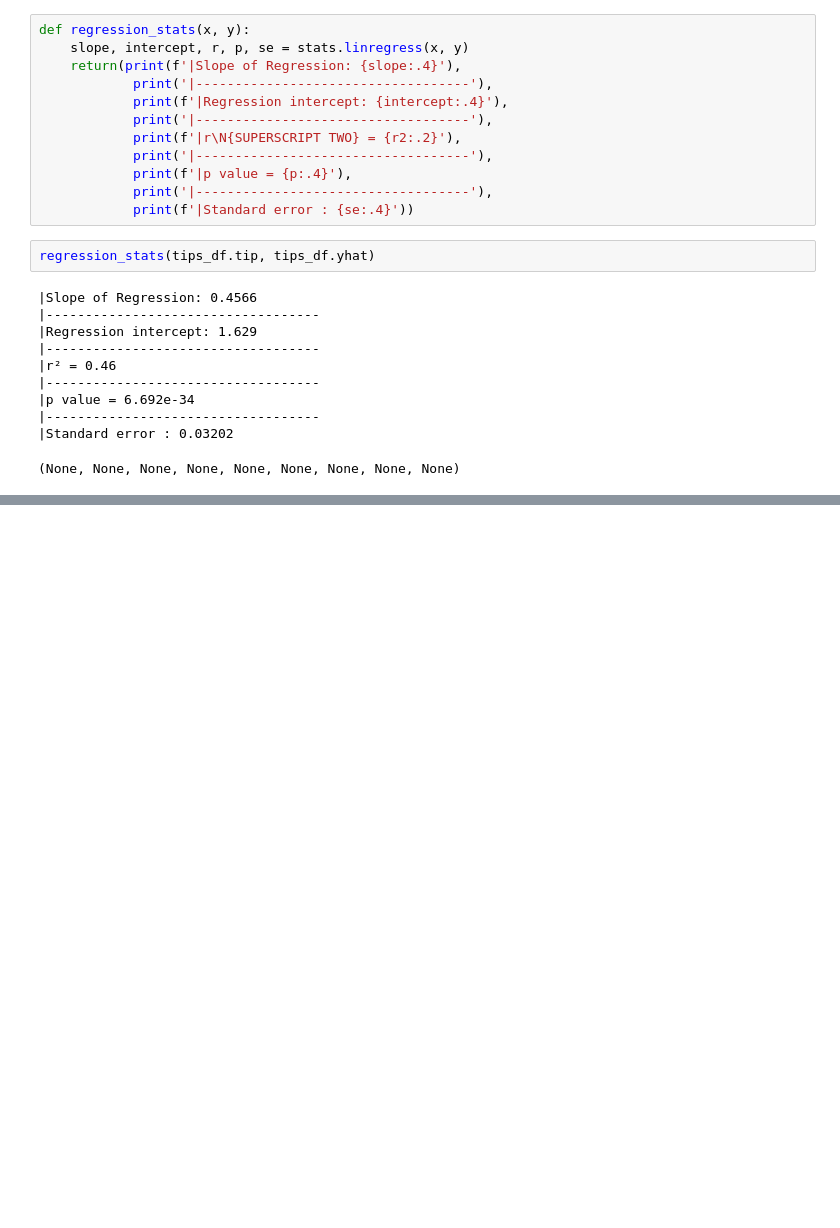
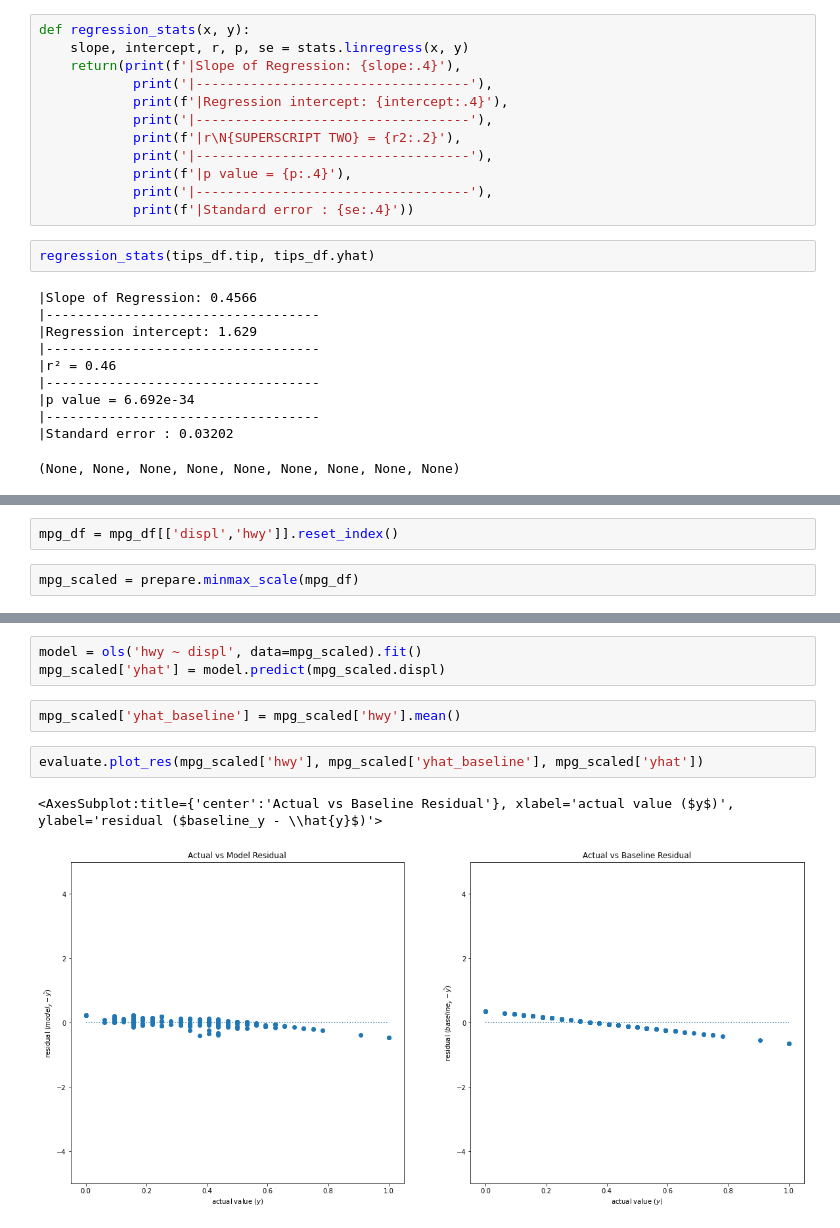
Before and after one commit to parkervoit/regression-exercises, a Jupyter notebook: evaluate.ipynb, the cells around one changed output, grey strips where cells are left out. Saved outputs shown, nothing was run; the diff lists cells and outputs as text; blank space fills up the shorter version.

Commit message:
added comments and doc strings to modules. Also completed analysis of MPG dataset and created a DF with predicted hwy mpg

```diff
--- a/evaluate.ipynb
+++ b/evaluate.ipynb
@@ -332,0 +372,4 @@ regression_stats(tips_df.tip, tips_df.yhat)
+# %%
+mpg_df = mpg_df[['displ','hwy']].reset_index()
+# %%
+mpg_scaled = prepare.minmax_scale(mpg_df)
@@ -332,0 +389,10 @@ regression_stats(tips_df.tip, tips_df.yhat)
+# %%
+model = ols('hwy ~ displ', data=mpg_scaled).fit()
+mpg_scaled['yhat'] = model.predict(mpg_scaled.displ)
+# %%
+mpg_scaled['yhat_baseline'] = mpg_scaled['hwy'].mean()
+# %%
+evaluate.plot_res(mpg_scaled['hwy'], mpg_scaled['yhat_baseline'], mpg_scaled['yhat'])
+# %% [output]
+<AxesSubplot:title={'center':'Actual vs Baseline Residual'}, xlabel='actual value ($y$)', ylabel='residual ($baseline_y - \\hat{y}$)'>
+[figure, added]
```
Also changed, not shown: parts of 29 cells of this notebook, 3 other files.
